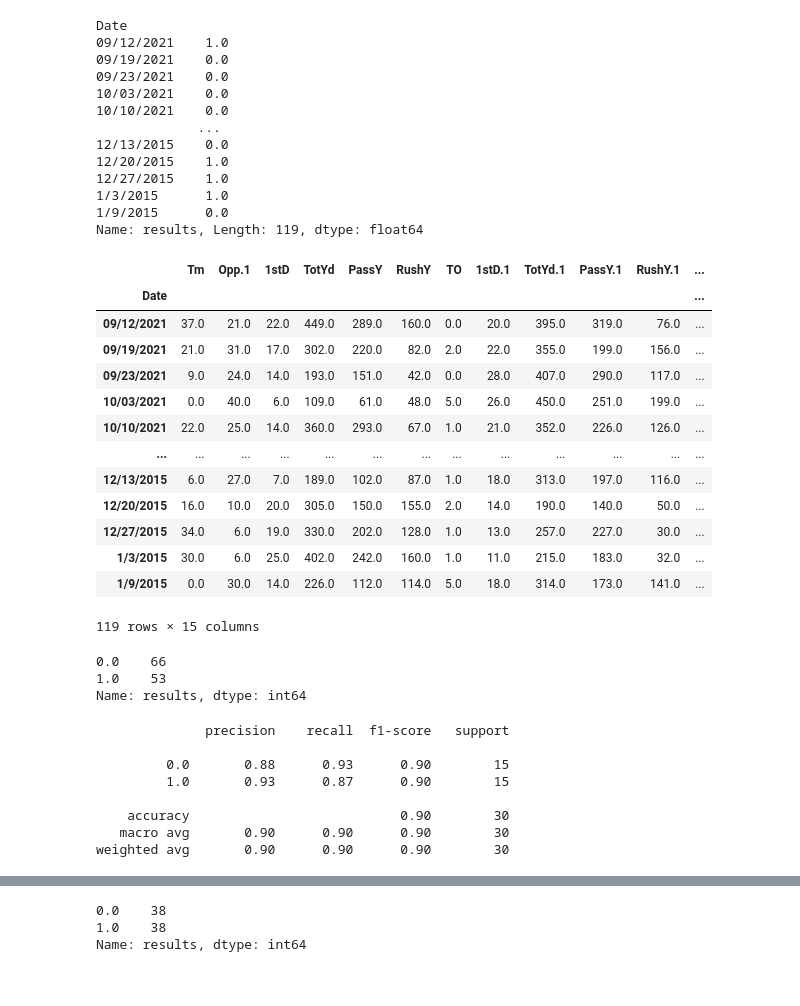
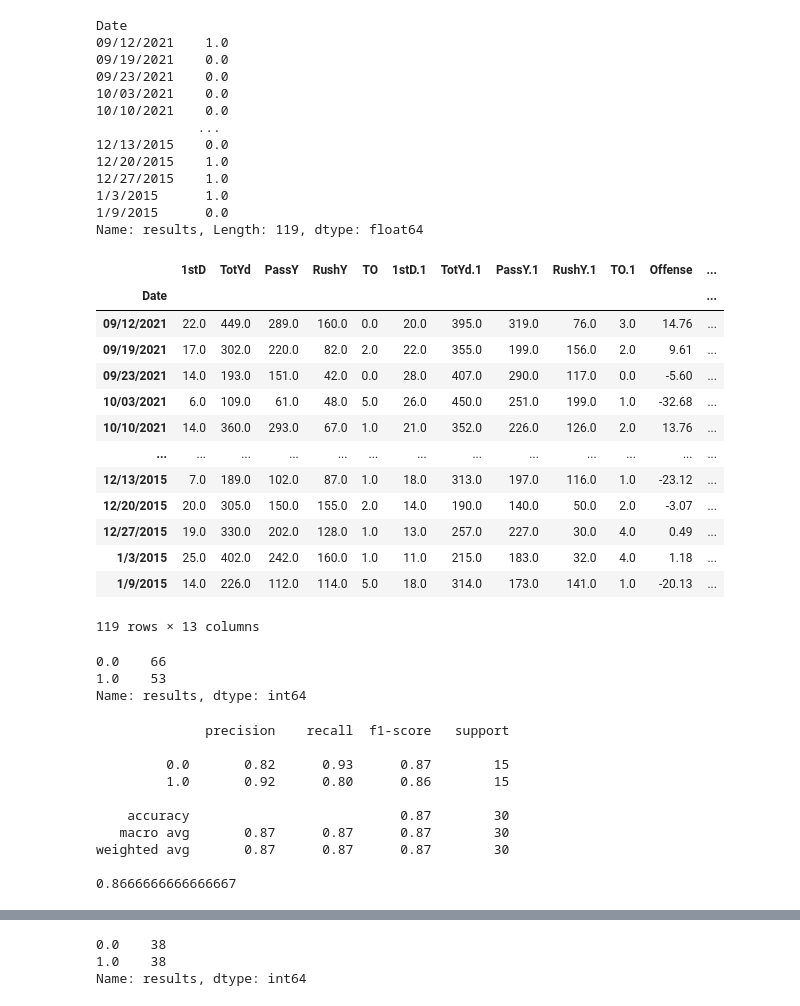
Before and after one commit to QuinnStroube/NFL_team_total_predictor_ML, a Jupyter notebook: Texans_Data_Cleanup.ipynb, the cells around one changed output, grey strips where cells are left out. Cells and saved outputs as stored; diff of their text form; code cells hidden in the pictures.

```diff
--- a/Texans_Data_Cleanup.ipynb
+++ b/Texans_Data_Cleanup.ipynb
@@ -385,24 +386,24 @@ Date
 Name: results, Length: 119, dtype: float64
 # %%
 # Create the features
-X = texans_overall_results.drop(['Day','win/loss','Opp','results'], axis=1)
+X = texans_overall_results.drop(['Day','win/loss','Opp','results','Tm','Opp.1'], axis=1)
 
 # Review the features
 X
 # %% [output]
-|  | Tm | Opp.1 | 1stD | TotYd | PassY | RushY | TO | 1stD.1 | TotYd.1 | PassY.1 | RushY.1 | ... |
+|  | 1stD | TotYd | PassY | RushY | TO | 1stD.1 | TotYd.1 | PassY.1 | RushY.1 | TO.1 | Offense | ... |
 | Date |  |  |  |  |  |  |  |  |  |  |  | ... |
-| 09/12/2021 | 37.0 | 21.0 | 22.0 | 449.0 | 289.0 | 160.0 | 0.0 | 20.0 | 395.0 | 319.0 | 76.0 | ... |
-| 09/19/2021 | 21.0 | 31.0 | 17.0 | 302.0 | 220.0 | 82.0 | 2.0 | 22.0 | 355.0 | 199.0 | 156.0 | ... |
-| 09/23/2021 | 9.0 | 24.0 | 14.0 | 193.0 | 151.0 | 42.0 | 0.0 | 28.0 | 407.0 | 290.0 | 117.0 | ... |
-| 10/03/2021 | 0.0 | 40.0 | 6.0 | 109.0 | 61.0 | 48.0 | 5.0 | 26.0 | 450.0 | 251.0 | 199.0 | ... |
-| 10/10/2021 | 22.0 | 25.0 | 14.0 | 360.0 | 293.0 | 67.0 | 1.0 | 21.0 | 352.0 | 226.0 | 126.0 | ... |
+| 09/12/2021 | 22.0 | 449.0 | 289.0 | 160.0 | 0.0 | 20.0 | 395.0 | 319.0 | 76.0 | 3.0 | 14.76 | ... |
+| 09/19/2021 | 17.0 | 302.0 | 220.0 | 82.0 | 2.0 | 22.0 | 355.0 | 199.0 | 156.0 | 2.0 | 9.61 | ... |
+| 09/23/2021 | 14.0 | 193.0 | 151.0 | 42.0 | 0.0 | 28.0 | 407.0 | 290.0 | 117.0 | 0.0 | -5.60 | ... |
+| 10/03/2021 | 6.0 | 109.0 | 61.0 | 48.0 | 5.0 | 26.0 | 450.0 | 251.0 | 199.0 | 1.0 | -32.68 | ... |
+| 10/10/2021 | 14.0 | 360.0 | 293.0 | 67.0 | 1.0 | 21.0 | 352.0 | 226.0 | 126.0 | 2.0 | 13.76 | ... |
 | ... | ... | ... | ... | ... | ... | ... | ... | ... | ... | ... | ... | ... |
-| 12/13/2015 | 6.0 | 27.0 | 7.0 | 189.0 | 102.0 | 87.0 | 1.0 | 18.0 | 313.0 | 197.0 | 116.0 | ... |
-| 12/20/2015 | 16.0 | 10.0 | 20.0 | 305.0 | 150.0 | 155.0 | 2.0 | 14.0 | 190.0 | 140.0 | 50.0 | ... |
-| 12/27/2015 | 34.0 | 6.0 | 19.0 | 330.0 | 202.0 | 128.0 | 1.0 | 13.0 | 257.0 | 227.0 | 30.0 | ... |
-| 1/3/2015 | 30.0 | 6.0 | 25.0 | 402.0 | 242.0 | 160.0 | 1.0 | 11.0 | 215.0 | 183.0 | 32.0 | ... |
-| 1/9/2015 | 0.0 | 30.0 | 14.0 | 226.0 | 112.0 | 114.0 | 5.0 | 18.0 | 314.0 | 173.0 | 141.0 | ... |
+| 12/13/2015 | 7.0 | 189.0 | 102.0 | 87.0 | 1.0 | 18.0 | 313.0 | 197.0 | 116.0 | 1.0 | -23.12 | ... |
+| 12/20/2015 | 20.0 | 305.0 | 150.0 | 155.0 | 2.0 | 14.0 | 190.0 | 140.0 | 50.0 | 2.0 | -3.07 | ... |
+| 12/27/2015 | 19.0 | 330.0 | 202.0 | 128.0 | 1.0 | 13.0 | 257.0 | 227.0 | 30.0 | 4.0 | 0.49 | ... |
+| 1/3/2015 | 25.0 | 402.0 | 242.0 | 160.0 | 1.0 | 11.0 | 215.0 | 183.0 | 32.0 | 4.0 | 1.18 | ... |
+| 1/9/2015 | 14.0 | 226.0 | 112.0 | 114.0 | 5.0 | 18.0 | 314.0 | 173.0 | 141.0 | 1.0 | -20.13 | ... |
-119 rows × 15 columns
+119 rows × 13 columns
 # %%
 # Split the data using train_test_split
@@ -426,12 +427,15 @@ y_pred = model.predict(X_test)
 
 # Display the classification report for the original random forest
 print(classification_report(y_test, y_pred))
+print(accuracy_score(y_test, y_pred))
 # %% [output]
               precision    recall  f1-score   support
 
-         0.0       0.88      0.93      0.90        15
-         1.0       0.93      0.87      0.90        15
+         0.0       0.82      0.93      0.87        15
+         1.0       0.92      0.80      0.86        15
 
-    accuracy                           0.90        30
-   macro avg       0.90      0.90      0.90        30
-weighted avg       0.90      0.90      0.90        30
+    accuracy                           0.87        30
+   macro avg       0.87      0.87      0.87        30
+weighted avg       0.87      0.87      0.87        30
+
+0.8666666666666667
```
Also changed, not shown: parts of 8 cells of this notebook, 2 other files.
